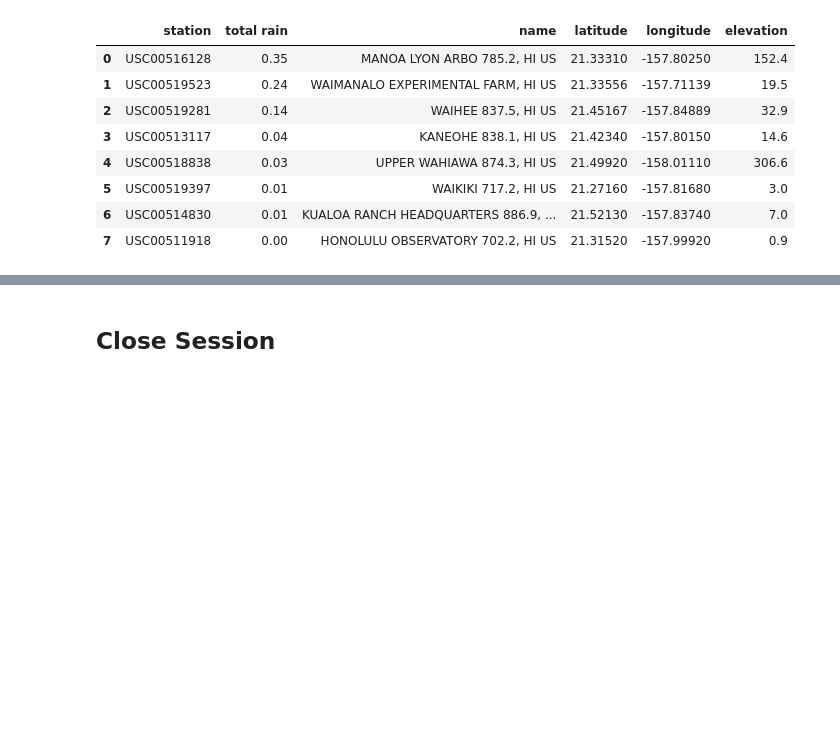
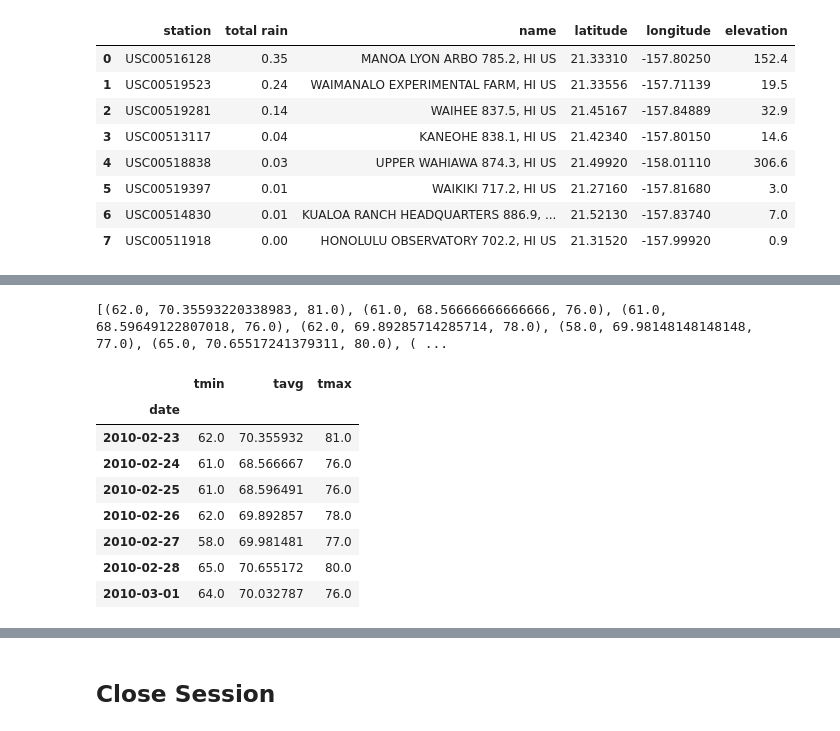
Before and after one commit to rb25s13/climate-flask-app, a Jupyter notebook: temp_analysis_bonus_2_starter.ipynb, the cells around one changed output, grey strips where cells are left out. Saved outputs shown, nothing was run; the diff lists cells and outputs as text; code cells hidden in the pictures; blank space fills up the shorter version.

```diff
--- a/temp_analysis_bonus_2_starter.ipynb
+++ b/temp_analysis_bonus_2_starter.ipynb
@@ -155,2 +182,20 @@ InvalidRequestError: SQL expression, column, or mapped entity expected - got '('
 # %%
 # Load the previous query results into a Pandas DataFrame and add the `trip_dates` range as the `date` index
+
+data = [item[0] for item in normals]
+print(data)
+s_info_df = pd.DataFrame(data, columns=['tmin', 'tavg', 'tmax'])
+s_info_df['date'] = vac_week
+s_info_df.set_index('date', inplace=True)
+s_info_df
+# %% [output]
+[(62.0, 70.35593220338983, 81.0), (61.0, 68.56666666666666, 76.0), (61.0, 68.59649122807018, 76.0), (62.0, 69.89285714285714, 78.0), (58.0, 69.98148148148148, 77.0), (65.0, 70.65517241379311, 80.0), ( ...
+|  | tmin | tavg | tmax |
+| date |  |  |  |
+| 2010-02-23 | 62.0 | 70.355932 | 81.0 |
+| 2010-02-24 | 61.0 | 68.566667 | 76.0 |
+| 2010-02-25 | 61.0 | 68.596491 | 76.0 |
+| 2010-02-26 | 62.0 | 69.892857 | 78.0 |
+| 2010-02-27 | 58.0 | 69.981481 | 77.0 |
+| 2010-02-28 | 65.0 | 70.655172 | 80.0 |
+| 2010-03-01 | 64.0 | 70.032787 | 76.0 |
```
Also changed, not shown: parts of 6 cells of this notebook, 2 other files.
